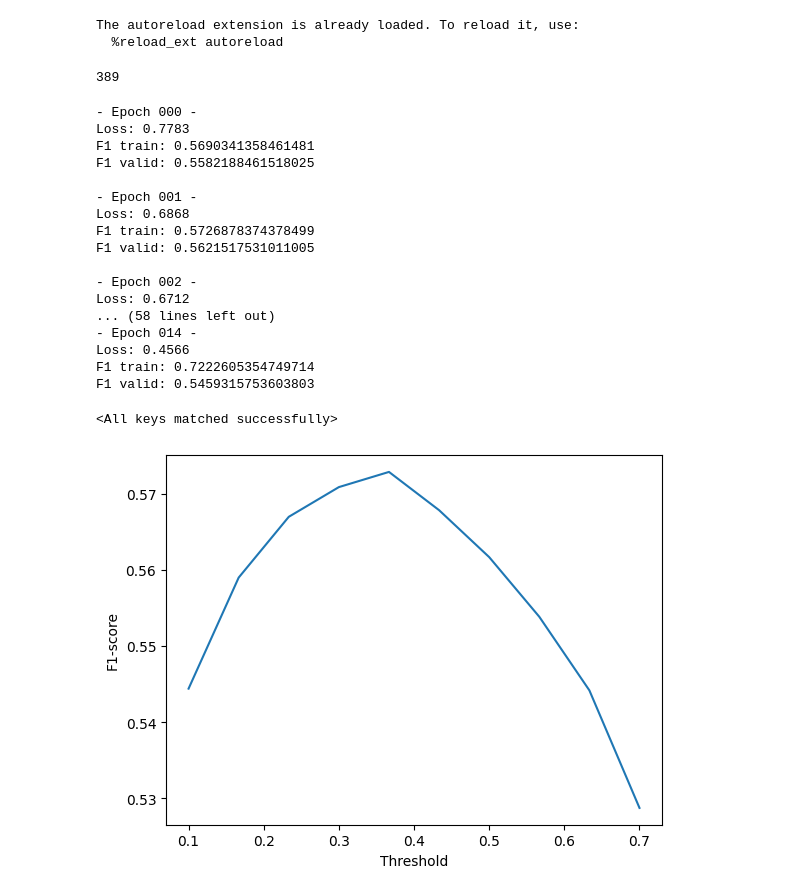
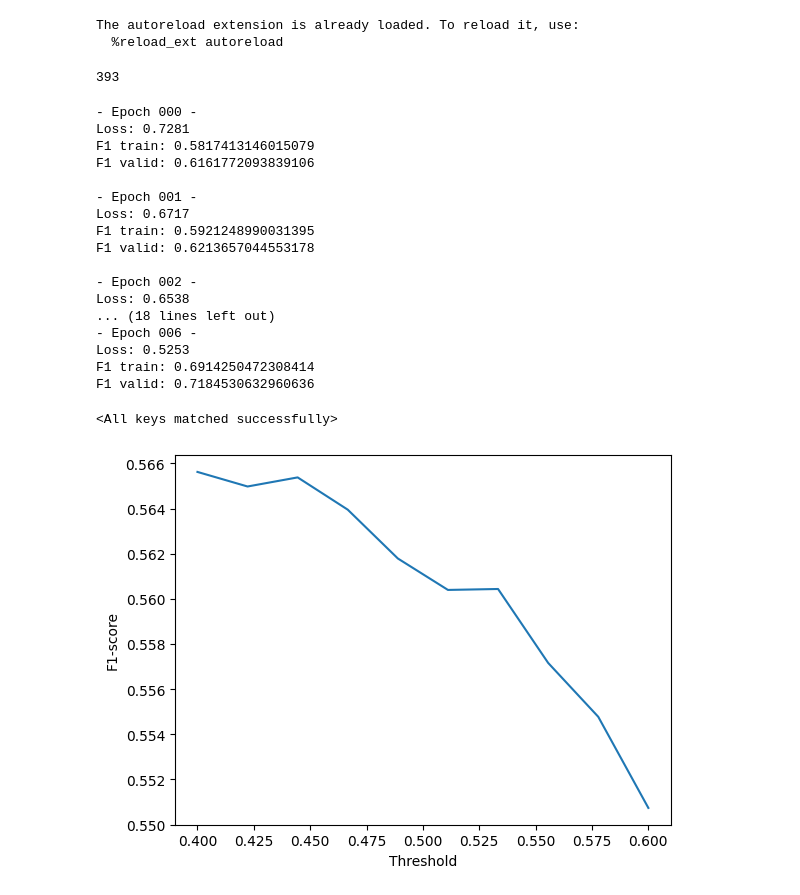
Before and after one commit to juliencollard2001/INF554-AJA, a Jupyter notebook: arnaud/complex_NN_arnaud.ipynb, the cells around one changed output. Saved outputs shown, nothing was run; the diff lists cells and outputs as text; code cells hidden in the pictures.

Commit message:
continue test features

```diff
--- a/arnaud/complex_NN_arnaud.ipynb
+++ b/arnaud/complex_NN_arnaud.ipynb
@@ -57,17 +57,14 @@ def f(df_nodes, df_edges):
     df = df.drop('speaker_int', axis=1)
     df = df.drop('speaker_text', axis=1)
     df = pd.concat([df, one_hot_encoded], axis=1)
-    '''
+
     # TFIDF
     tfidf_vectorizer = TfidfVectorizer()
     tfidf_matrix = tfidf_vectorizer.fit_transform(df['text'])
-    df['max_tfidf'] = tfidf_matrix.max(axis=1).toarray().flatten()
-    df['max_tfidf'] = scaler.fit_transform(df['max_tfidf'].values.reshape(-1, 1))
+    df['min_tfidf'] = tfidf_matrix.min(axis=1).toarray().flatten()
+    df['min_tfidf'] = scaler.fit_transform(df['min_tfidf'].values.reshape(-1, 1))
 
     #Text analysis
-    df['nb_interrogations'] = df['text'].apply(lambda x: x.count('?'))
-    df['nb_interrogations'] = scaler.fit_transform(df['nb_interrogations'].values.reshape(-1,1))
-
     df['nb_occurences'] = df['text'].apply(lambda x: sum(x.split().count(mot) for mot in ['uh', 'um', 'okay', '<', 'ah', 'oh']))
     df['nb_occurences'] = scaler.fit_transform(df['nb_occurences'].values.reshape(-1,1))
 
@@ -84,7 +81,7 @@ def f(df_nodes, df_edges):
     df['similarities'] = scaler.fit_transform(df['similarities'].values.reshape(-1,1))
 
     df = df.drop(['text','start', 'neighb'], axis=1)
-    '''
+
     return df
 
 def g(df):
@@ -149,12 +146,18 @@ class NodeClassifier(torch.nn.Module):
     def set_threshold(self, t):
         self.threshold = t
 
-    def predict(self, graph):
+    def predict(self, graph): #version sans threshold
+        self.eval()
+        with torch.no_grad():
+            logits = self.forward(graph)
+        return np.array((logits > 0.5).int()).flatten()
+
+    '''def predict(self, graph): #version avec threshold
         self.eval()
         with torch.no_grad():
             logits = self.forward(graph)
             predictions = torch.sigmoid(logits)
-        return np.array((predictions > self.threshold).int()).flatten()
+        return np.array((predictions > self.threshold).int()).flatten()'''
 # %%
 # Charger l'extension autoreload
 %load_ext autoreload
@@ -168,20 +171,24 @@ The autoreload extension is already loaded. To reload it, use:
 N_features = train_graphs['ES2002b'].x.shape[1]
 N_features
 # %% [output]
-389
+393
 # %%
 # Move the instantiation of the model outside the training loop
 model = NodeClassifier(32, N_features)
-model.set_threshold(0.62)
-model_name='length_speakerOneHot'
+#model.set_threshold(0.59)
+model_name='test'
 
 # Move the model and data to GPU if available
 device = torch.device("cuda" if torch.cuda.is_available() else "cpu")
 model = model.to(device)
 
 # Use DataLoader to create batches of data
-train_loader = DataLoader(list(train_graphs.values()), batch_size=1, shuffle=True)
+'''train_loader = DataLoader(list(train_graphs.values()), batch_size=1, shuffle=True)
 N_train = len(train_loader)
+'''
+train_loader = DataLoader(list(train_graphs.values()) + list(validation_graphs.values()), batch_size=1, shuffle=True)
+N_train = len(train_loader)
+
 validation_loader = DataLoader(list(validation_graphs.values()), batch_size=1, shuffle=False)
 N_validation = len(validation_loader)
 
@@ -189,14 +196,13 @@ N_validation = len(validation_loader)
 alpha = 0.2
 gamma = 5
 criterion = nn.BCEWithLogitsLoss(pos_weight=torch.tensor((1 - alpha) / alpha), reduction='mean')
-optimizer = torch.optim.Adam(model.parameters(), lr=0.001)
+optimizer = torch.optim.Adam(model.parameters(), lr=0.01)
 
 from sklearn.metrics import f1_score
-import time
 
 # Train the model
 best_f1_score = 0
-for epoch in range(15):
+for epoch in range(7):
     print('- Epoch', f'{epoch:03d}', '-')
 
     # training
@@ -212,7 +218,6 @@ for epoch in range(15):
         total_loss += loss.item()
     average_loss = total_loss / N_train
     print('Loss:', f'{average_loss:.4f}')
-
 
     # Evaluate the model on the training set
 
@@ -250,36 +255,36 @@ for epoch in range(15):
 model.load_state_dict(torch.load("training_states/" + model_name + "-best.pth"))
 # %% [output]
 - Epoch 000 -
-Loss: 0.7783
-F1 train: 0.5690341358461481
-F1 valid: 0.5582188461518025
+Loss: 0.7281
+F1 train: 0.5817413146015079
+F1 valid: 0.6161772093839106
 
 - Epoch 001 -
-Loss: 0.6868
-F1 train: 0.5726878374378499
-F1 valid: 0.5621517531011005
+Loss: 0.6717
+F1 train: 0.5921248990031395
+F1 valid: 0.6213657044553178
 
 - Epoch 002 -
-Loss: 0.6712
-... (58 lines left out)
-- Epoch 014 -
-Loss: 0.4566
-F1 train: 0.7222605354749714
-F1 valid: 0.5459315753603803
+Loss: 0.6538
+... (18 lines left out)
+- Epoch 006 -
+Loss: 0.5253
+F1 train: 0.6914250472308414
+F1 valid: 0.7184530632960636
 <All keys matched successfully>
 # %%
-T = np.linspace(0.1,0.7,10)
+T = np.linspace(0.4,0.6,10)
 f1s = []
 for t in T:
     model.set_threshold(t)
     f1_valid = aja.f1_score_moyen(model, validation_graphs)
     f1s.append(f1_valid)
 
 plt.plot(T, f1s)
 plt.xlabel('Threshold')
 plt.ylabel('F1-score')
 plt.show()
 # %% [output]
-[figure, old version]
+[figure, new version]
 # %%
 # quand on est content on fait une submission !
```
Also changed, not shown: parts of 1 cell of this notebook, 5 other files.
